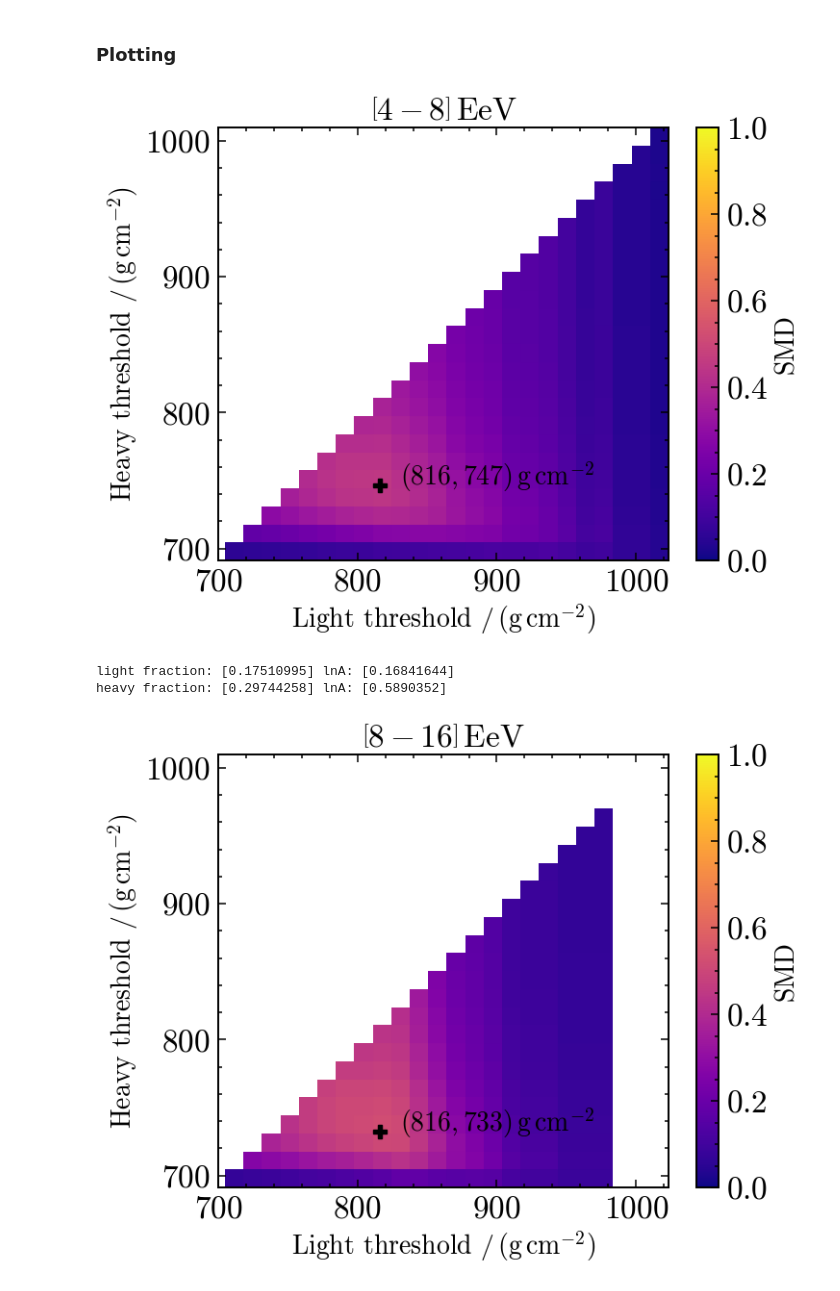
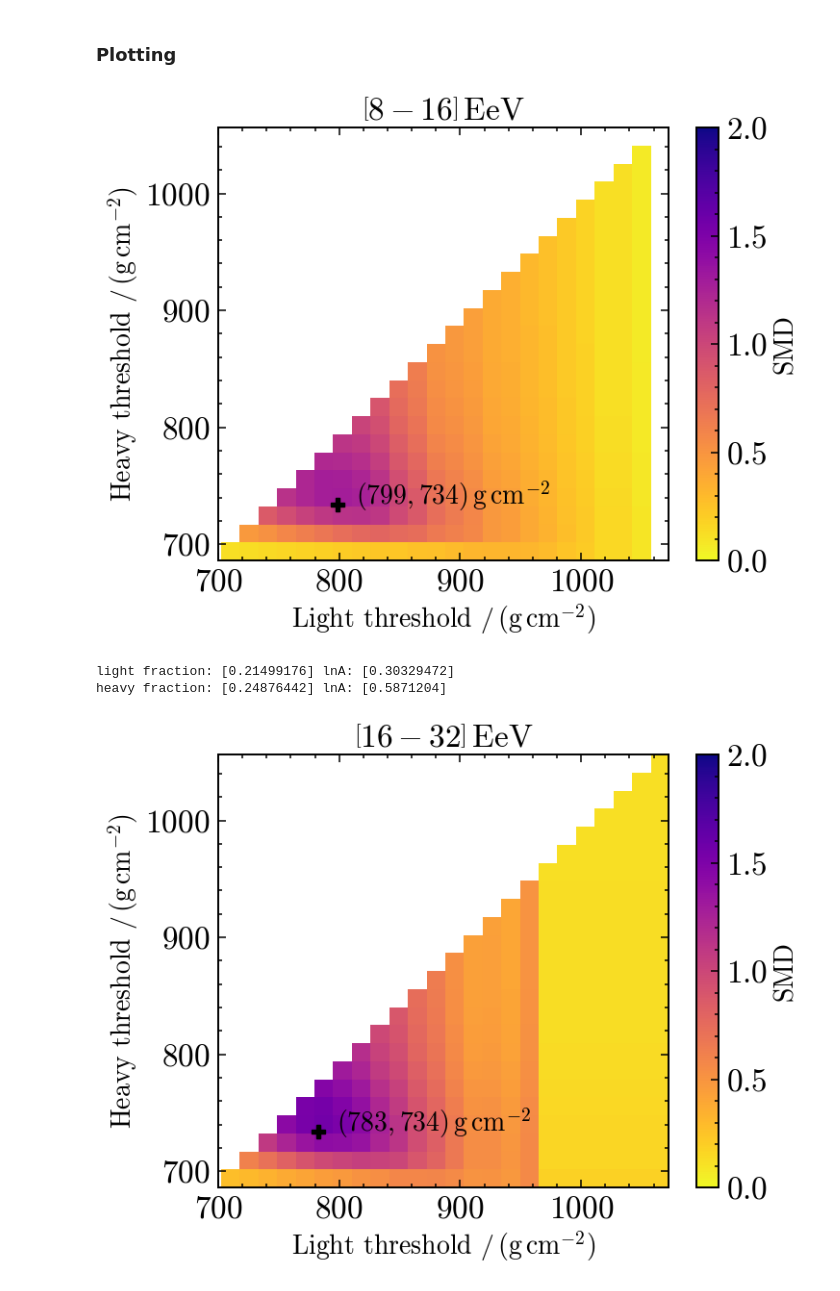
Before and after one commit to paolo-magnani/aixnet_simulations, a Jupyter notebook: sim_part2.ipynb, the cells around one changed output. Drawn from its saved outputs; the diff is of its cells as text; code cells hidden in the pictures.

```diff
--- a/sim_part2.ipynb
+++ b/sim_part2.ipynb
@@ -75,13 +126,13 @@ results_dict = {'emin': [],
 # %% [markdown]
 ### Evaluating best fractions - $X_\mathrm{max}^{19}$
 # %%
-for ee in range(len(energies)-1):
+for ee in range(1, len(energies)-1):
     e_min = energies[ee]/1e18
     e_max =energies[ee+1]/1e18
 
     e_mask = (dd['energy']<e_max)&(dd['energy']>=e_min)
     data = dict_cutter(dd, e_mask)
-    # print(len(data['sd_id']))
+    print(e_min, 'n=', len(data['sd_id']))
 
     for i in range(1, len(thres_values) - 2):
         thres_h = thres_values[i]
@@ -115,7 +170,7 @@ for ee in range(len(energies)-1):
 for key, value in results_dict.items():
     results_dict[key] = np.array(value)
 
-for i in range(len(energies[:-1])):
+for i in range(1, len(energies[:-1])):
     ene = energies[i]
     eneplus = energies[i+1]
     light_vals = np.array(results_dict['light'][results_dict['emin']==ene/1e18])
@@ -132,37 +187,37 @@ for i in range(len(energies[:-1])):
         for j, l in enumerate(unique_light):
             mask = (heavy_vals == h) & (light_vals == l)
             if np.any(mask):
                 SMD_grid[i, j] = SMD_vals[mask][0]  # Take first match
 
-    masked_SMD = np.ma.masked_where((unique_light[None, :] <= unique_heavy[:, None])|(SMD_grid==-1), SMD_grid)
+    masked_SMD = np.ma.masked_where((unique_light[None, :] <= unique_heavy[:, None])|(SMD_grid<=0), SMD_grid)
     # heatmap with absolute value
     plt.figure(figsize=(9, 6))
     plt.title(rf'$\left[{ene/1e18:.0f}-{eneplus/1e18:.0f} \right] \, \mathrm{{EeV}}$')
-    cmap = plt.cm.plasma.copy()
+    cmap = plt.cm.plasma_r.copy()
     cmap.set_bad(color='white')  # Set masked values to white
 
     plt.imshow(masked_SMD, aspect='auto', origin='lower',
             extent=[unique_light.min(), unique_light.max(),
                     unique_heavy.min(), unique_heavy.max()],
-            cmap=cmap, vmin=0, vmax=1)
+            cmap=cmap, vmin=0, vmax=2)
     dot_x = (unique_light[np.where(SMD_grid==SMD_grid.max())[1]])
     dot_y =  (unique_heavy[np.where(SMD_grid==SMD_grid.max())[0]])
     plt.text(dot_x+15, dot_y, rf'$({float(dot_x):.0f},{float(dot_y):.0f}) \, \mathrm{{g \, cm^{{-2}}}}$')
     plt.plot(dot_x, dot_y, ls='', marker='P', color='k', markersize=10)
     plt.colorbar(label='SMD')
     plt.xlabel(r'Light threshold $/ \, \mathrm{(g \, cm^{-2})}$')
     plt.ylabel(r'Heavy threshold $/ \, \mathrm{(g \, cm^{-2})}$')
     # plt.grid()
 
     xticks = np.arange(700, 1050, 100)
     plt.xticks(xticks)
     plt.show()
 
     best_pos = np.where((results_dict['light']==dot_x)&(results_dict['heavy']==dot_y)&(results_dict['emin']==ene/1e18))
     print('light fraction:', results_dict['N_light'][best_pos]/results_dict['N_tot'][best_pos], 'lnA:', results_dict['lnA_light'][best_pos])
     print('heavy fraction:', results_dict['N_heavy'][best_pos]/results_dict['N_tot'][best_pos], 'lnA:', results_dict['lnA_heavy'][best_pos])
 # %% [output]
-[figure, old version]
+[figure, new version]
-light fraction: [0.17510995] lnA: [0.16841644]
-heavy fraction: [0.29744258] lnA: [0.5890352]
+light fraction: [0.21499176] lnA: [0.30329472]
+heavy fraction: [0.24876442] lnA: [0.5871204]
-[figure, old version]
+[figure, new version]
```
Also changed, not shown: parts of 7 cells of this notebook, 4 other files.
